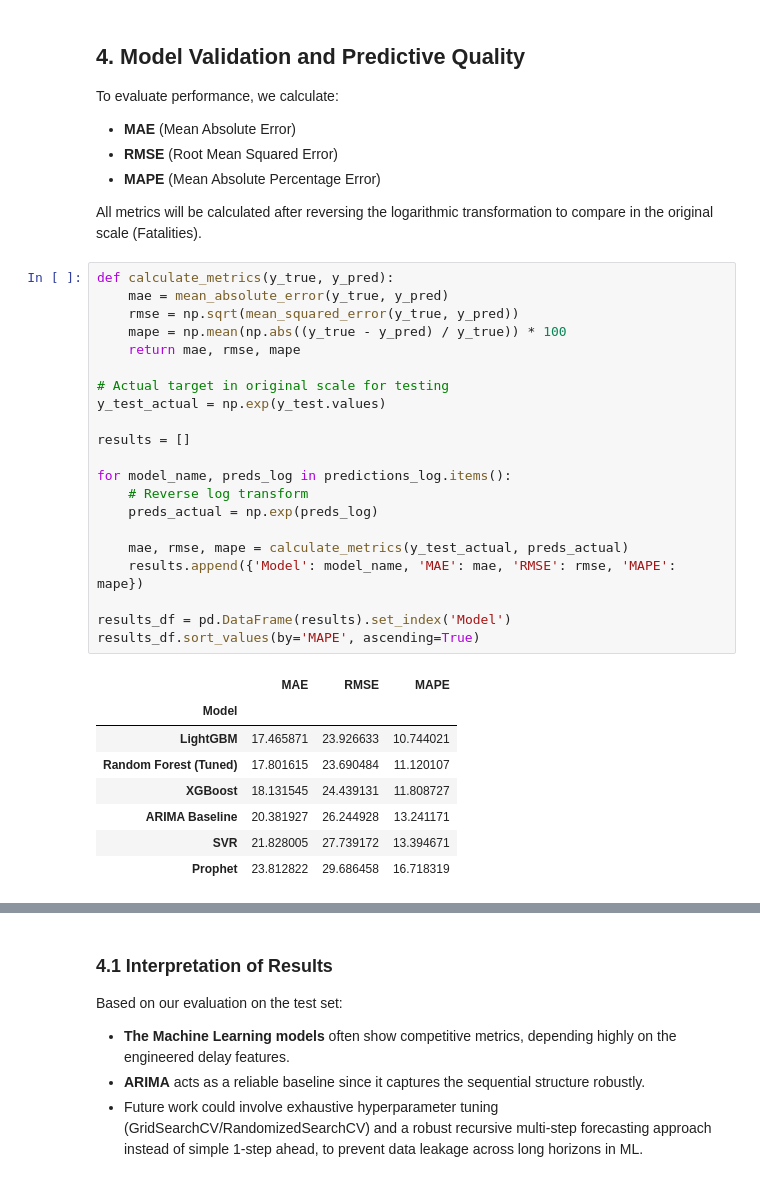
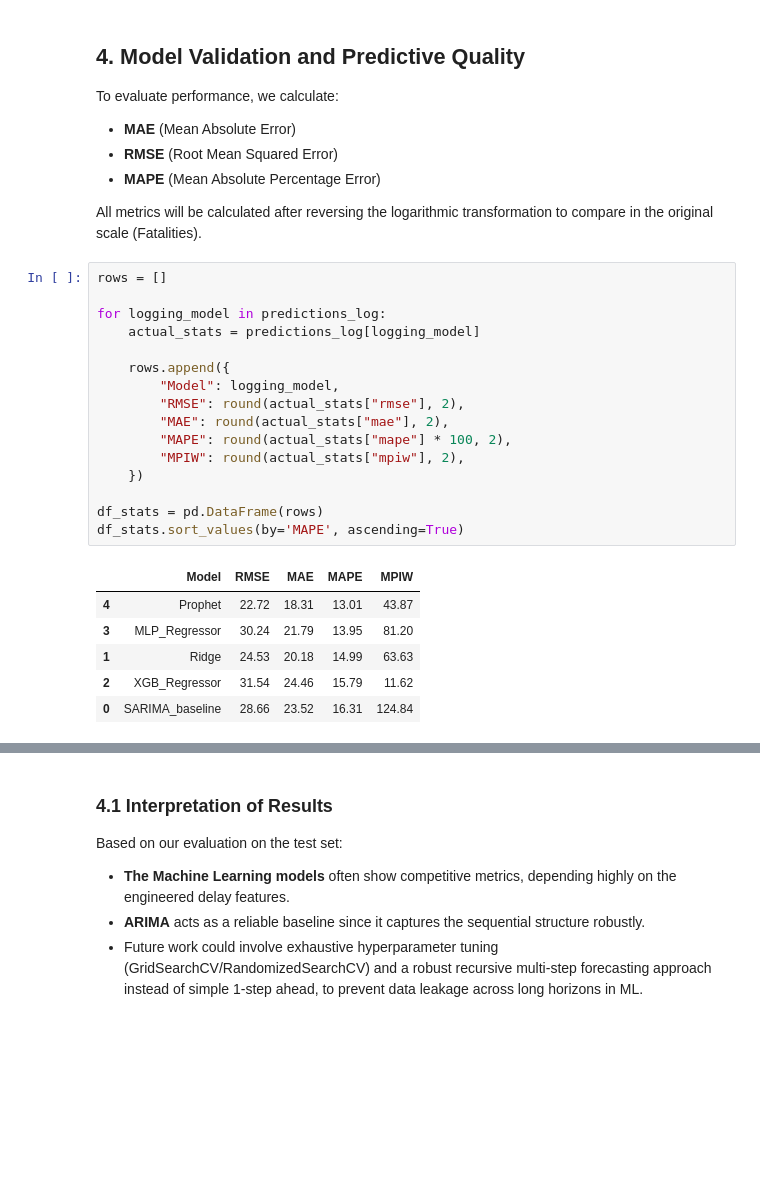
Before and after one commit to Iker-Jauregui/TS_Assignment_2, a Jupyter notebook: Assignment_2_Mel.ipynb, the cells around one changed output, grey strips where cells are left out. Cells and saved outputs as stored; diff of their text form; blank space fills up the shorter version.

```diff
--- a/Assignment_2_Mel.ipynb
+++ b/Assignment_2_Mel.ipynb
@@ -526,34 +887,27 @@ To evaluate performance, we calculate:
 - **MAPE** (Mean Absolute Percentage Error)
 
 All metrics will be calculated after reversing the logarithmic transformation to compare in the original scale (Fatalities).
-# %%
-def calculate_metrics(y_true, y_pred):
-    mae = mean_absolute_error(y_true, y_pred)
-    rmse = np.sqrt(mean_squared_error(y_true, y_pred))
-    mape = np.mean(np.abs((y_true - y_pred) / y_true)) * 100
-    return mae, rmse, mape
-
-# Actual target in original scale for testing
-y_test_actual = np.exp(y_test.values)
-
-results = []
-
-for model_name, preds_log in predictions_log.items():
-    # Reverse log transform
-    preds_actual = np.exp(preds_log)
-
-    mae, rmse, mape = calculate_metrics(y_test_actual, preds_actual)
-    results.append({'Model': model_name, 'MAE': mae, 'RMSE': rmse, 'MAPE': mape})
-
-results_df = pd.DataFrame(results).set_index('Model')
-results_df.sort_values(by='MAPE', ascending=True)
-# %% [output]
-|  | MAE | RMSE | MAPE |
-| Model |  |  |  |
-| LightGBM | 17.465871 | 23.926633 | 10.744021 |
-| Random Forest (Tuned) | 17.801615 | 23.690484 | 11.120107 |
-| XGBoost | 18.131545 | 24.439131 | 11.808727 |
-| ARIMA Baseline | 20.381927 | 26.244928 | 13.241171 |
-| SVR | 21.828005 | 27.739172 | 13.394671 |
-| Prophet | 23.812822 | 29.686458 | 16.718319 |
+# %%
+rows = []
+
+for logging_model in predictions_log:
+    actual_stats = predictions_log[logging_model]
+
+    rows.append({
+        "Model": logging_model,
+        "RMSE": round(actual_stats["rmse"], 2),
+        "MAE": round(actual_stats["mae"], 2),
+        "MAPE": round(actual_stats["mape"] * 100, 2),
+        "MPIW": round(actual_stats["mpiw"], 2),
+    })
+
+df_stats = pd.DataFrame(rows)
+df_stats.sort_values(by='MAPE', ascending=True)
+# %% [output]
+|  | Model | RMSE | MAE | MAPE | MPIW |
+| 4 | Prophet | 22.72 | 18.31 | 13.01 | 43.87 |
+| 3 | MLP_Regressor | 30.24 | 21.79 | 13.95 | 81.20 |
+| 1 | Ridge | 24.53 | 20.18 | 14.99 | 63.63 |
+| 2 | XGB_Regressor | 31.54 | 24.46 | 15.79 | 11.62 |
+| 0 | SARIMA_baseline | 28.66 | 23.52 | 16.31 | 124.84 |
 # %%
```
Also changed, not shown: parts of 13 cells of this notebook.
